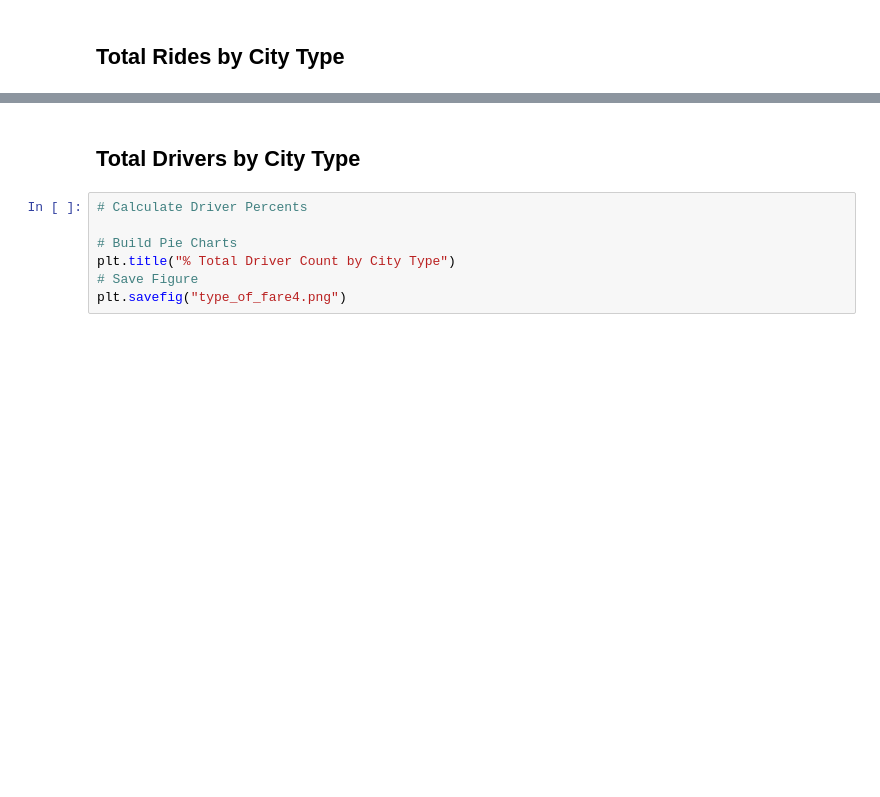
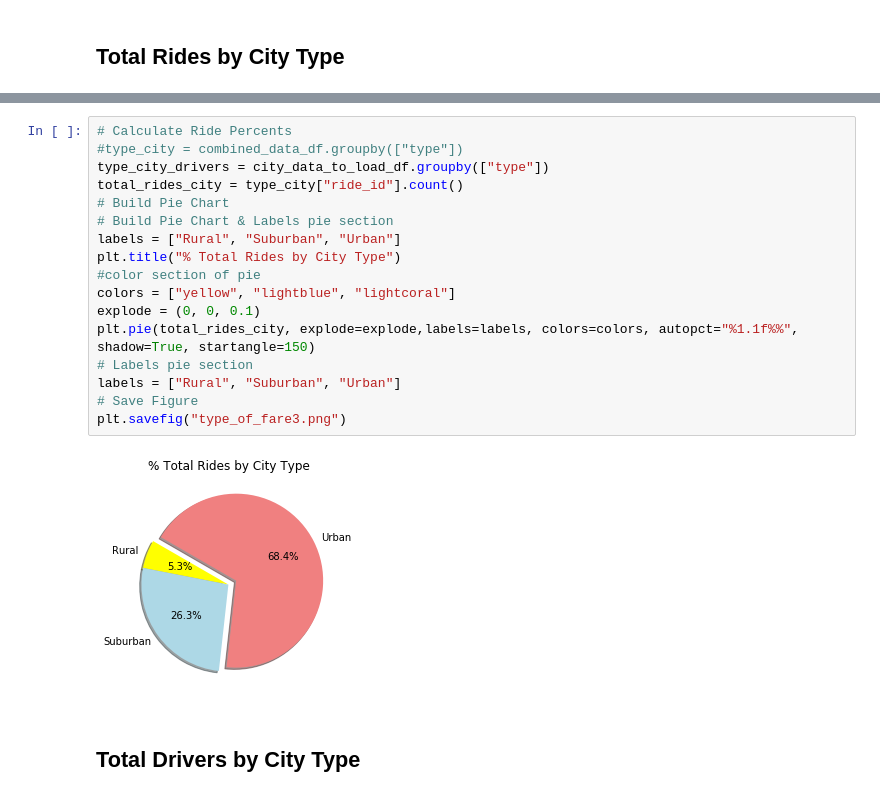
Before and after one commit to Yanrice/ClassSubmissions, a Jupyter notebook: Homework 6 Matplotlib/Pyber/pyber_starter.ipynb, the cells around one changed output, grey strips where cells are left out. Saved outputs shown, nothing was run; the diff lists cells and outputs as text; blank space fills up the shorter version.

```diff
--- a/Homework 6 Matplotlib/Pyber/pyber_starter.ipynb
+++ b/Homework 6 Matplotlib/Pyber/pyber_starter.ipynb
@@ -153,9 +126,21 @@ plt.show()
+# %%
+# Calculate Ride Percents
+#type_city = combined_data_df.groupby(["type"])
+type_city_drivers = city_data_to_load_df.groupby(["type"])
+total_rides_city = type_city["ride_id"].count()
+# Build Pie Chart
+# Build Pie Chart & Labels pie section
+labels = ["Rural", "Suburban", "Urban"]
+plt.title("% Total Rides by City Type")
+#color section of pie
+colors = ["yellow", "lightblue", "lightcoral"]
+explode = (0, 0, 0.1)
+plt.pie(total_rides_city, explode=explode,labels=labels, colors=colors, autopct="%1.1f%%", shadow=True, startangle=150)
+# Labels pie section
+labels = ["Rural", "Suburban", "Urban"]
+# Save Figure
+plt.savefig("type_of_fare3.png")
+# %% [output]
+[figure, added]
 # %% [markdown]
 ## Total Drivers by City Type
-# %%
-# Calculate Driver Percents
-
-# Build Pie Charts
-plt.title("% Total Driver Count by City Type")
-# Save Figure
-plt.savefig("type_of_fare4.png")
```
Also changed, not shown: parts of 12 cells of this notebook, 49 other files.
